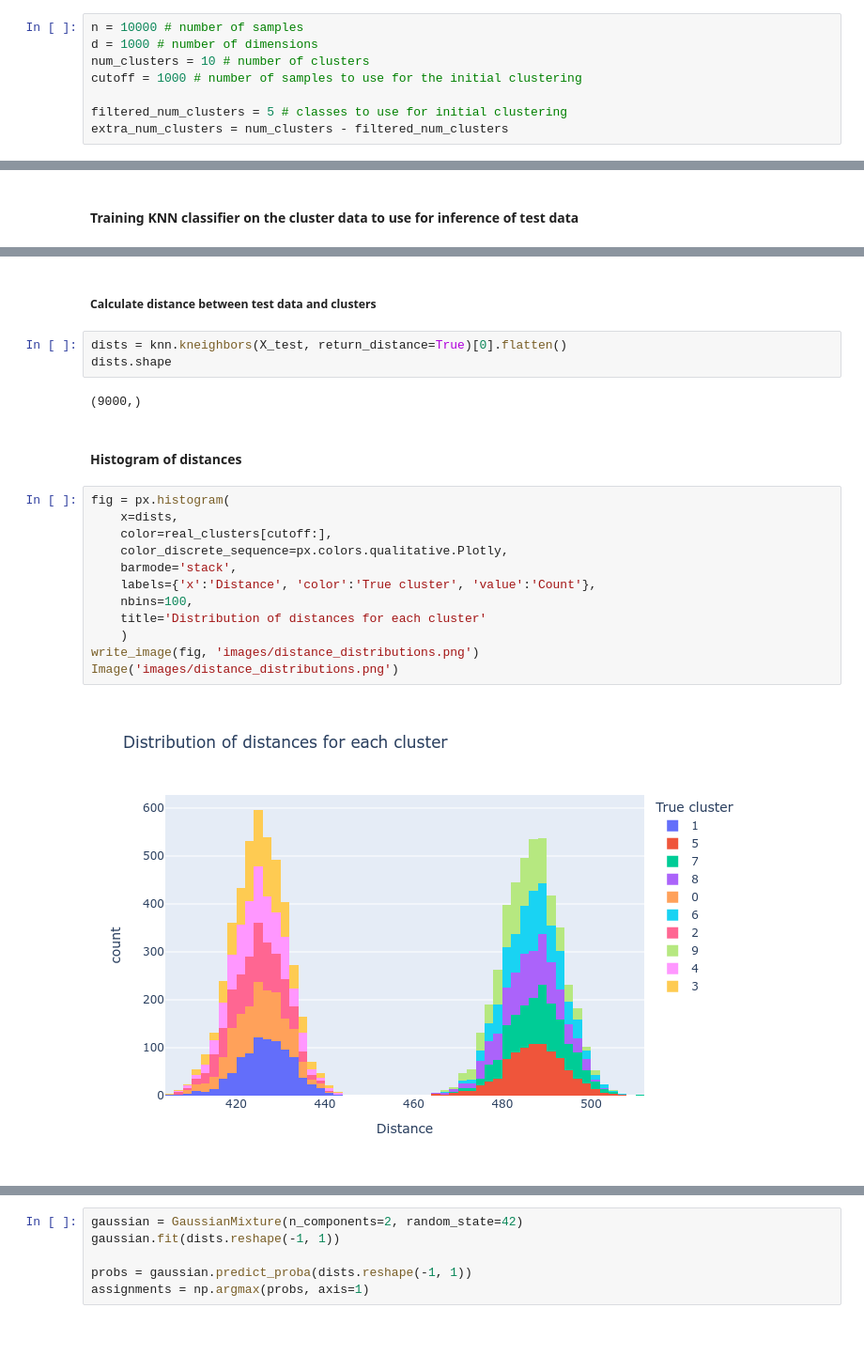
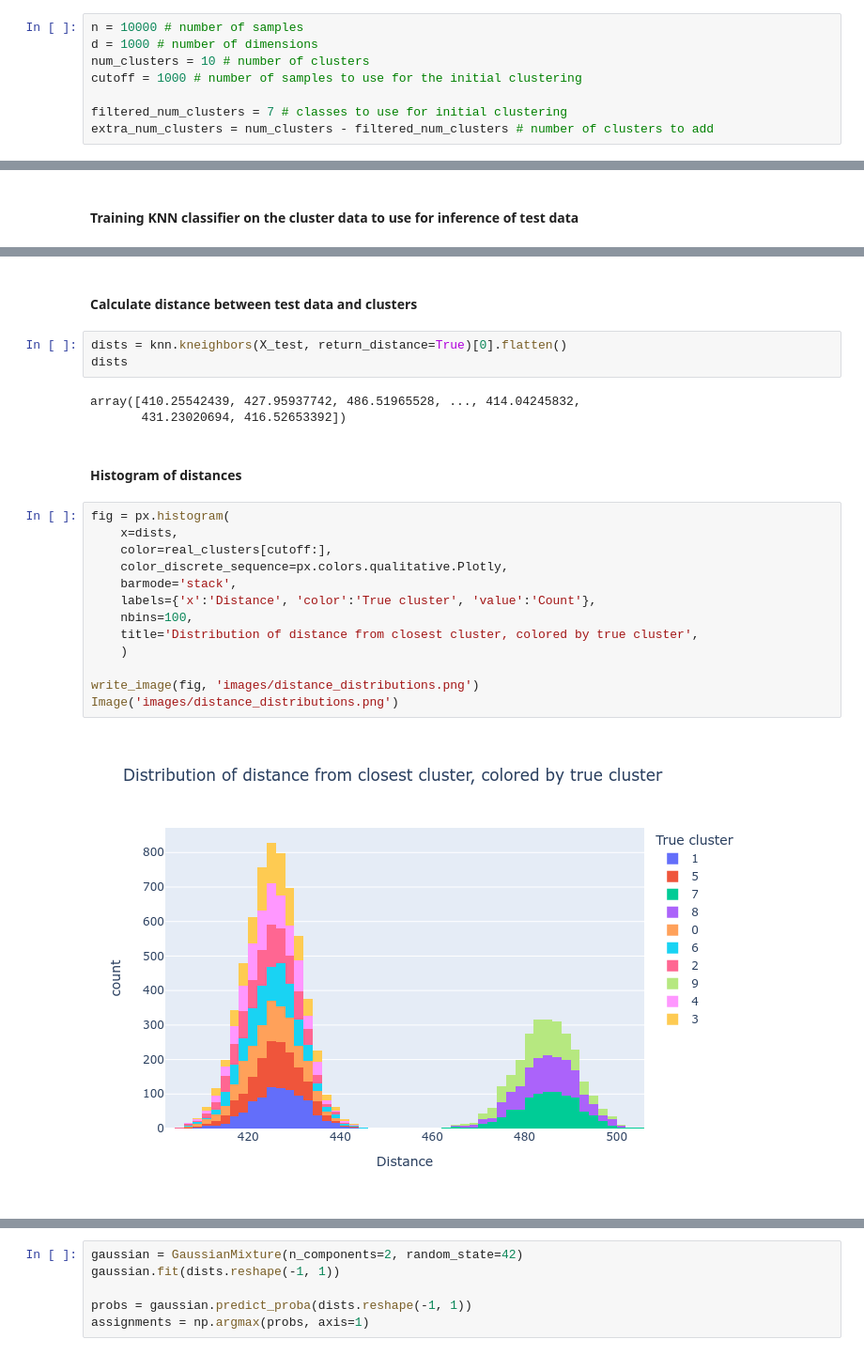
Before and after one commit to bghorvath/fastClusteringDiarizer, a Jupyter notebook: cluster_expansion.ipynb, the cells around one changed output, grey strips where cells are left out. Shown: that part at 94% size. Drawn from its saved outputs; the diff is of its cells as text.

Commit message:
add images, clean up markdown

```diff
--- a/cluster_expansion.ipynb
+++ b/cluster_expansion.ipynb
@@ -18,8 +18,8 @@ d = 1000 # number of dimensions
 num_clusters = 10 # number of clusters
 cutoff = 1000 # number of samples to use for the initial clustering
 
-filtered_num_clusters = 5 # classes to use for initial clustering
-extra_num_clusters = num_clusters - filtered_num_clusters
+filtered_num_clusters = 7 # classes to use for initial clustering
+extra_num_clusters = num_clusters - filtered_num_clusters # number of clusters to add
 # %% [markdown]
 #### Generate data with all clusters
 # %%
@@ -72,23 +76,25 @@ As the confusion matrix shows, the predicted classes overlap, and the 2 clusters
 # %% [markdown]
-##### Calculate distance between test data and clusters
+#### Calculate distance between test data and clusters
 # %%
 dists = knn.kneighbors(X_test, return_distance=True)[0].flatten()
-dists.shape
+dists
 # %% [output]
-(9000,)
+array([410.25542439, 427.95937742, 486.51965528, ..., 414.04245832,
+       431.23020694, 416.52653392])
 # %% [markdown]
 #### Histogram of distances
 # %%
 fig = px.histogram(
     x=dists,
     color=real_clusters[cutoff:],
     color_discrete_sequence=px.colors.qualitative.Plotly,
     barmode='stack',
     labels={'x':'Distance', 'color':'True cluster', 'value':'Count'},
     nbins=100,
-    title='Distribution of distances for each cluster'
+    title='Distribution of distance from closest cluster, colored by true cluster',
     )
+
 write_image(fig, 'images/distance_distributions.png')
 Image('images/distance_distributions.png')
 # %% [output]
-[figure, old version]
+[figure, new version]
```
Also changed, not shown: parts of 15 cells of this notebook, 3 other files.
